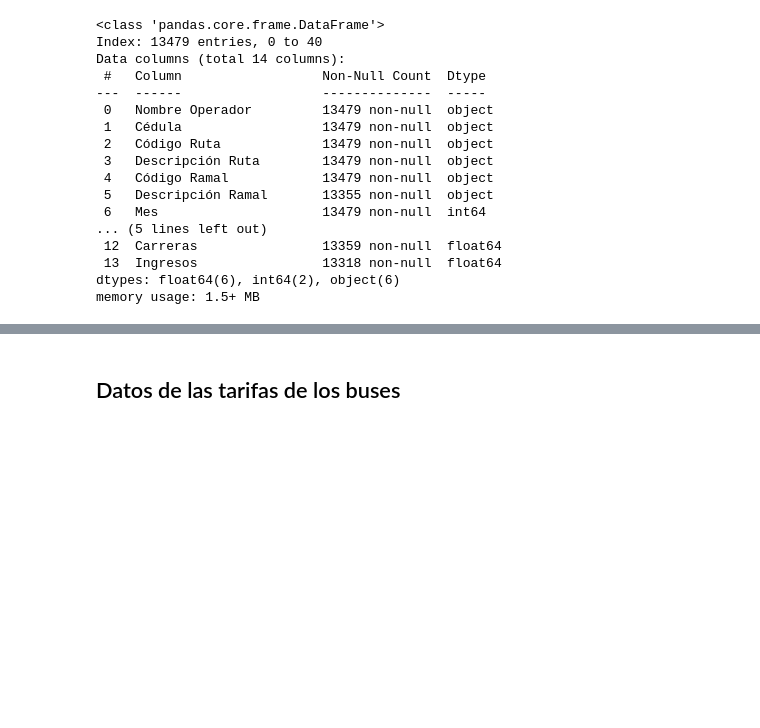
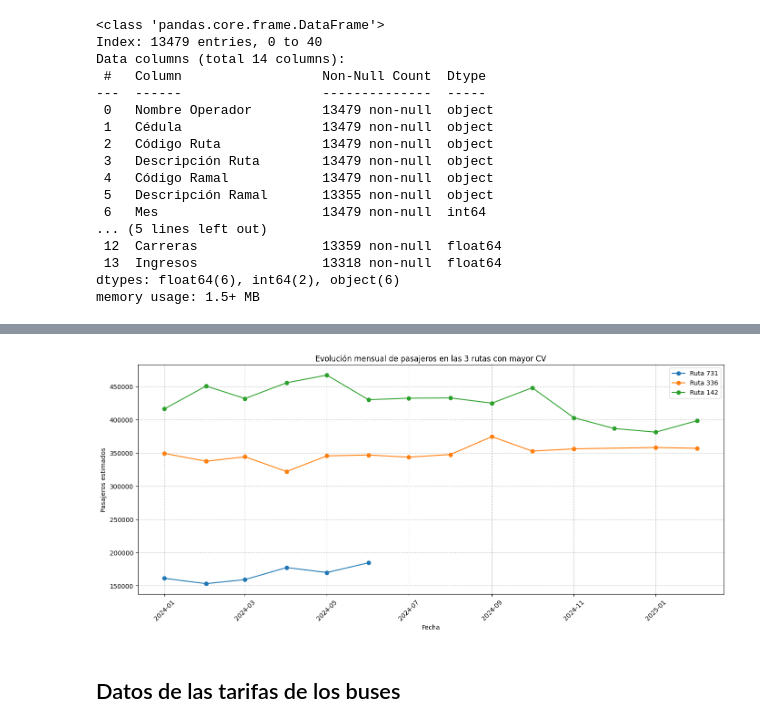
Before and after one commit to keilynagc/transporteCR, a Jupyter notebook: src/data_analysis.ipynb, the cells around one changed output, grey strips where cells are left out. Drawn from its saved outputs; the diff is of its cells as text; code cells hidden in the pictures; blank space fills up the shorter version.

```diff
--- a/src/data_analysis.ipynb
+++ b/src/data_analysis.ipynb
@@ -58,0 +95,6 @@ memory usage: 1.5+ MB
+# %%
+grouped = df_pasajeros.groupby('Código Ruta')['pasajerosTotal_estimada']
+print(grouped.std())
+print(grouped.mean())
+cv_por_ruta = (grouped.std() / grouped.mean()).sort_values(ascending=False)
+print(cv_por_ruta.head(3))
@@ -59,3 +119,27 @@ memory usage: 1.5+ MB
+# %%
+# tener datos de las rutas con mayor varianza
+top3_rutas_cv = cv_por_ruta.head(3).index.tolist()
+df_top3 = df_pasajeros[df_pasajeros['Código Ruta'].isin(top3_rutas_cv)].copy()
+
+
+
+plt.figure(figsize=(14, 6))
+
+for codigo in top3_rutas_cv:
+    ruta_data = df_top3[df_top3['Código Ruta'] == codigo]
+    ruta_data = ruta_data.groupby('fecha')['pasajerosTotal_estimada'].sum().sort_index()
+    plt.plot(ruta_data.index, ruta_data.values, marker='o', label=f'Ruta {codigo}')
+
+plt.title('Evolución mensual de pasajeros en las 3 rutas con mayor CV')
+plt.xlabel('Fecha')
+plt.ylabel('Pasajeros estimados')
+plt.legend()
+plt.grid(True, linestyle='--', alpha=0.7)
+plt.tight_layout()
+plt.xticks(rotation=45)
+plt.show()
+# %% [output]
+[figure, added]
 # %% [markdown]
 ## Datos de las tarifas de los buses
 # %%
```
Also changed, not shown: parts of 20 cells of this notebook.
